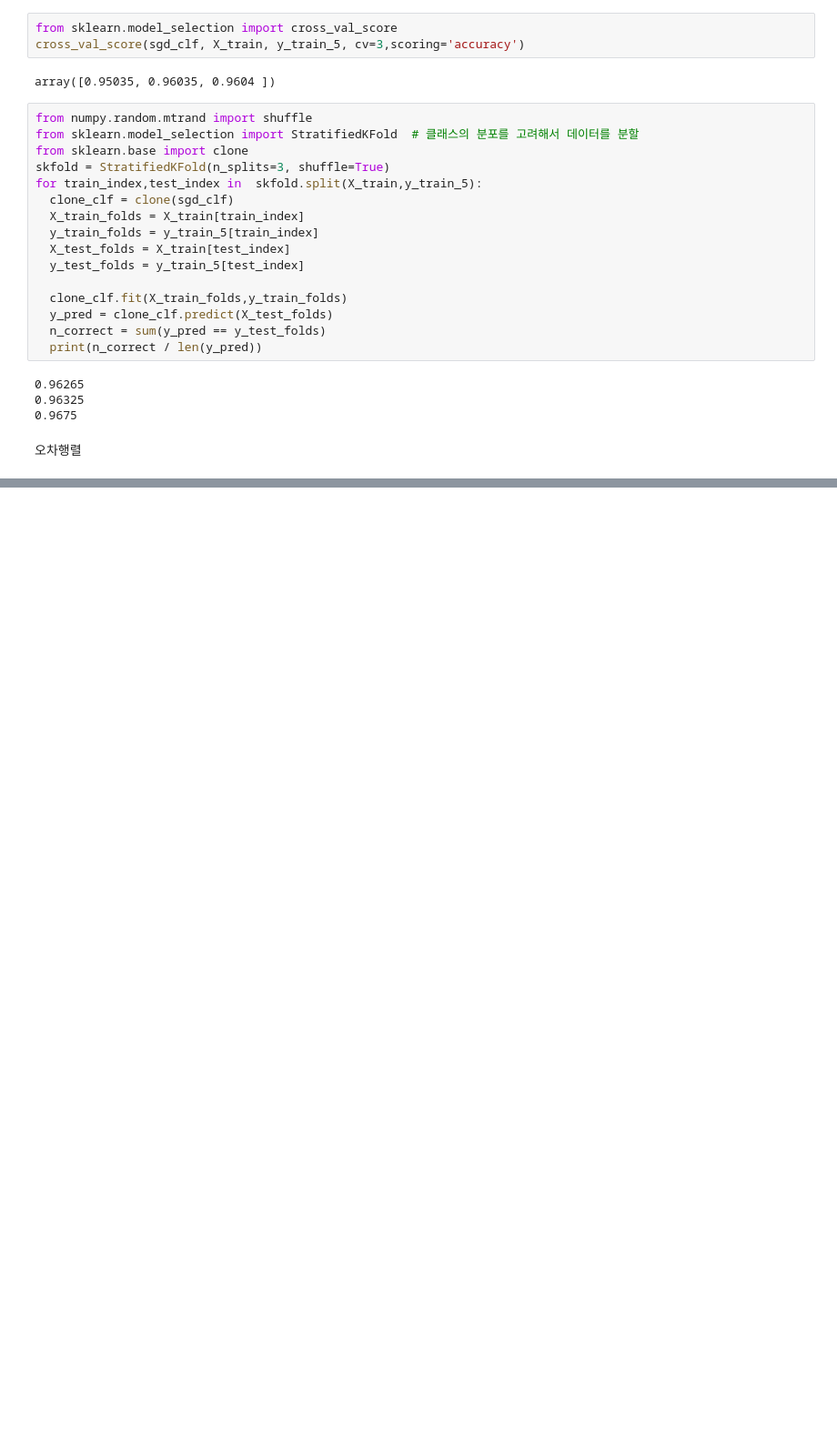
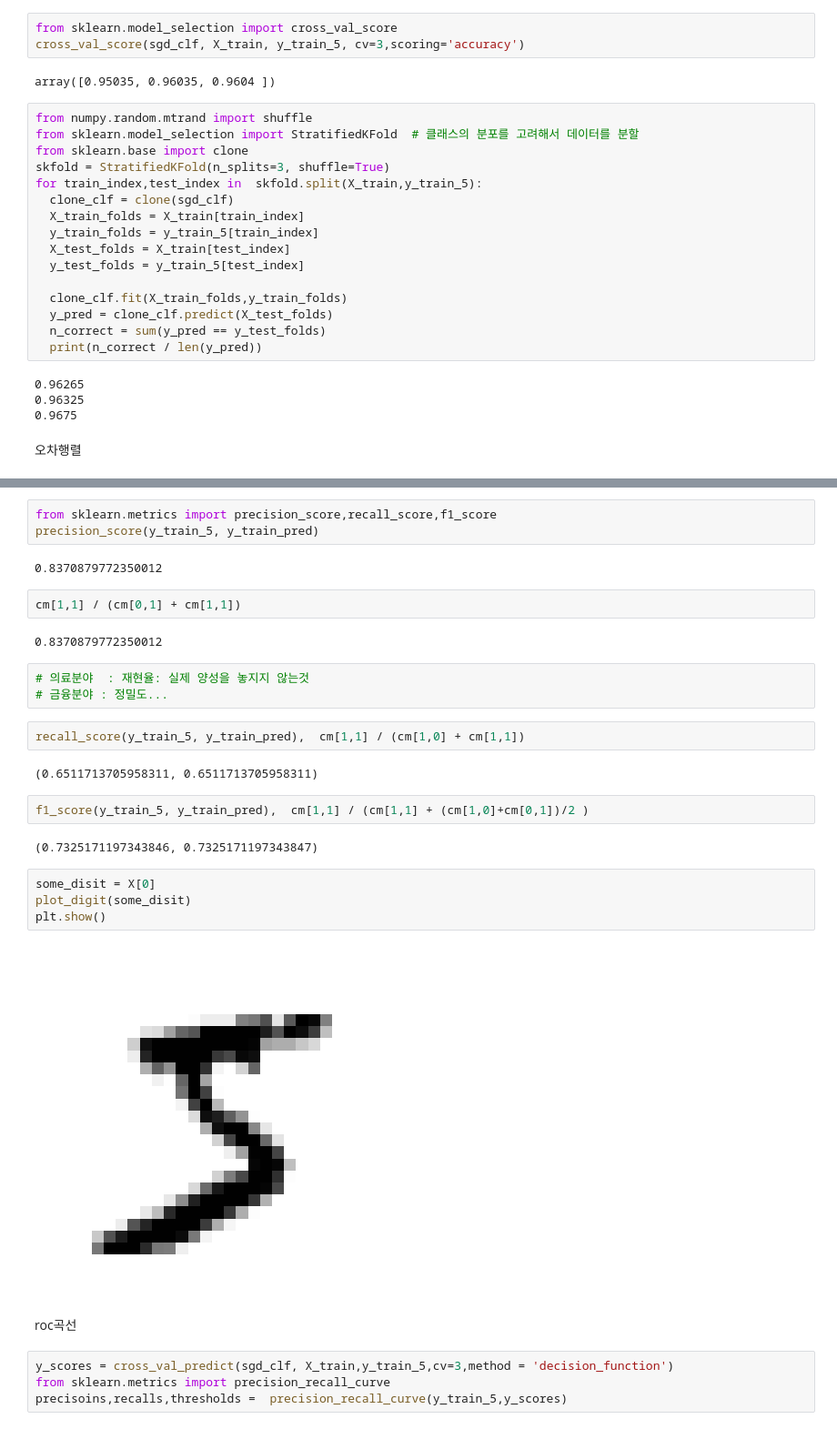
Before and after one commit to leekyuyoung202306/PYTHON, a Jupyter notebook: 21주차/머신러닝리뷰_분류.ipynb, the cells around one changed output, grey strips where cells are left out. Shown at 91% size. Cells and saved outputs as stored; diff of their text form; blank space fills up the shorter version.

```diff
--- a/21주차/머신러닝리뷰_분류.ipynb
+++ b/21주차/머신러닝리뷰_분류.ipynb
@@ -65,0 +88,32 @@ for train_index,test_index in  skfold.split(X_train,y_train_5):
+# %%
+from sklearn.metrics import precision_score,recall_score,f1_score
+precision_score(y_train_5, y_train_pred)
+# %% [output]
+0.8370879772350012
+# %%
+cm[1,1] / (cm[0,1] + cm[1,1])
+# %% [output]
+0.8370879772350012
+# %%
+# 의료분야  : 재현율: 실제 양성을 놓지지 않는것
+# 금융분야 : 정밀도...
+# %%
+recall_score(y_train_5, y_train_pred),  cm[1,1] / (cm[1,0] + cm[1,1])
+# %% [output]
+(0.6511713705958311, 0.6511713705958311)
+# %%
+f1_score(y_train_5, y_train_pred),  cm[1,1] / (cm[1,1] + (cm[1,0]+cm[0,1])/2 )
+# %% [output]
+(0.7325171197343846, 0.7325171197343847)
+# %%
+some_disit = X[0]
+plot_digit(some_disit)
+plt.show()
+# %% [output]
+[figure, added]
+# %% [markdown]
+roc곡선
+# %%
+y_scores = cross_val_predict(sgd_clf, X_train,y_train_5,cv=3,method = 'decision_function')
+from sklearn.metrics import precision_recall_curve
+precisoins,recalls,thresholds =  precision_recall_curve(y_train_5,y_scores)
```
Also changed, not shown: parts of 7 cells of this notebook.
